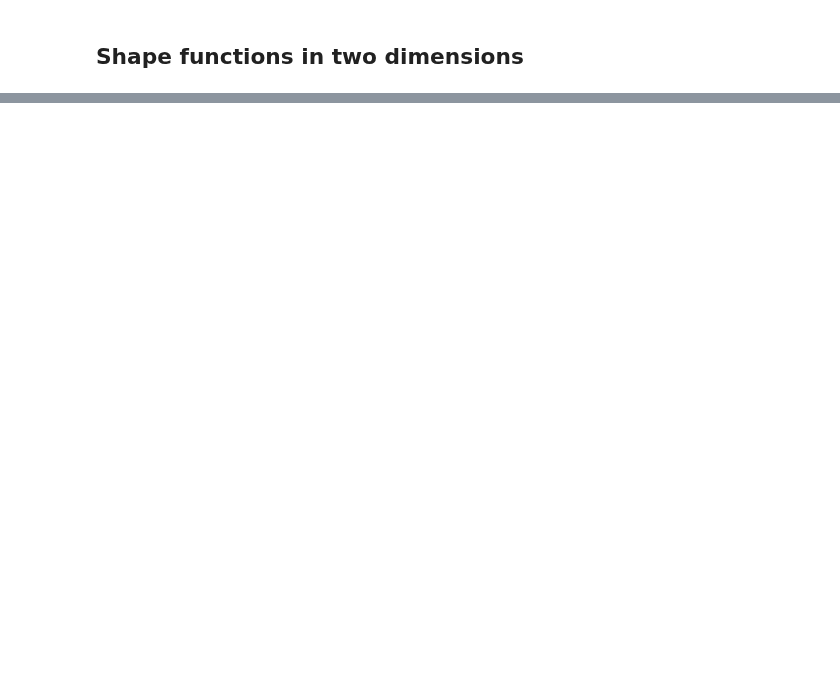
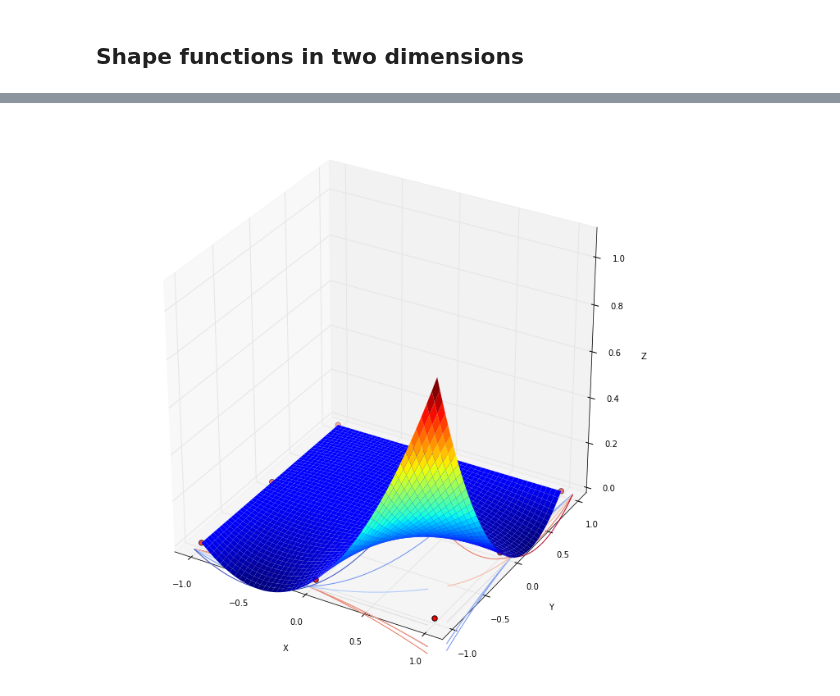
Before and after one commit to garth-wells/notebooks-3D7, a Jupyter notebook: notebooks/ShapeFunctions.ipynb, the cells around one changed output, grey strips where cells are left out. Cells and saved outputs as stored; diff of their text form; code cells hidden in the pictures; blank space fills up the shorter version.

Commit message:
Attempted 2D Shape Functions

```diff
--- a/notebooks/ShapeFunctions.ipynb
+++ b/notebooks/ShapeFunctions.ipynb
@@ -215,0 +223,59 @@ Testing
+# %%
+def construct_2D_matrix(x, y, n): # Constructing matrix to solve 2D shape functions
+    n = n+1
+    x_deg = range(0, n, 1) # Generate an array with degree of x from 0 to n
+    y_deg = range(0, n, 1)
+    term_deg = np.array(list(it.product(x_deg,y_deg))) # Generate combination of degree for x and y
+    #term_deg = np.array([i for i in term_deg if sum(i)<=n]) # Exclude any combination greater than the overall degree
+    #print term_deg
+    A = np.zeros(len(term_deg[:,0]))# Initialise A with a row of zeros, will be deleted later on
+    rows = []
+    for i in range(len(x)):
+        rows = pow(x[i], term_deg[:,0])*pow(y[i], term_deg[:,1])
+        A = np.vstack((A, rows))
+    A = A[1:,0:]
+    return A, term_deg
+# %%
+def construct_f(n, s):
+    f = np.zeros((n+1)**2)
+    f[s]=1
+    return f
+# %%
+def plot_2D_shape(n = 1, s = 0):
+    if s>((n+1)**2-1):
+        s = s % (n+1)**2-1
+    fig = plt.figure(figsize=(12,12))
+    ax = fig.gca(projection='3d')
+
+    x = np.linspace(-1.0, 1.0, n+1)
+    y = np.linspace(-1.0, 1.0, n+1)
+    coord = np.array(list(it.product(x,y)))
+    z = np.zeros(len(coord))
+    scat = ax.scatter(coord[:,0],coord[:,1],z,s=40,c='r')
+
+    A, deg = construct_2D_matrix(coord[:,0], coord[:,1], n)
+
+    # Change f according to the button click
+    f = construct_f(n, s)
+    c = np.linalg.solve(A,f)
+
+    x = np.linspace(-1.0, 1.0, 50)
+    y = np.linspace(-1.0, 1.0, 50)
+    X, Y = np.meshgrid(x,y)
+
+    Z = z_func(X,Y, deg, c)
+
+    surf = ax.plot_surface(X, Y, Z, rstride=1, cstride=1, linewidth=0, cmap=cm.jet, antialiased=True)
+
+    cset = ax.contour(X, Y, Z, zdir='x', offset=1.1, cmap=cm.coolwarm) # Uncomment to hide contours on the side
+    cset = ax.contour(X, Y, Z, zdir='y', offset=-1.1, cmap=cm.coolwarm) # Uncomment to hide contours on the side
+    ax.set_xlabel('X')
+    ax.set_xlim(-1.1, 1.1)
+    ax.set_ylabel('Y')
+    ax.set_ylim(-1.1, 1.1)
+    ax.set_zlabel('Z')
+    ax.set_zlim(0, 1.1)
+
+interact(plot_2D_shape, n=(1,6,1), s=(0,36,1))
+# %% [output]
+[figure, added]
```
Also changed, not shown: parts of 6 cells of this notebook.
